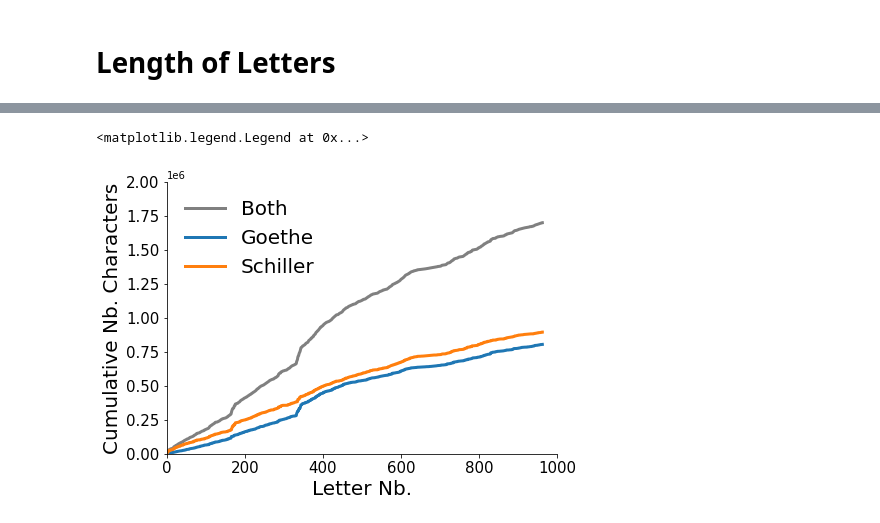
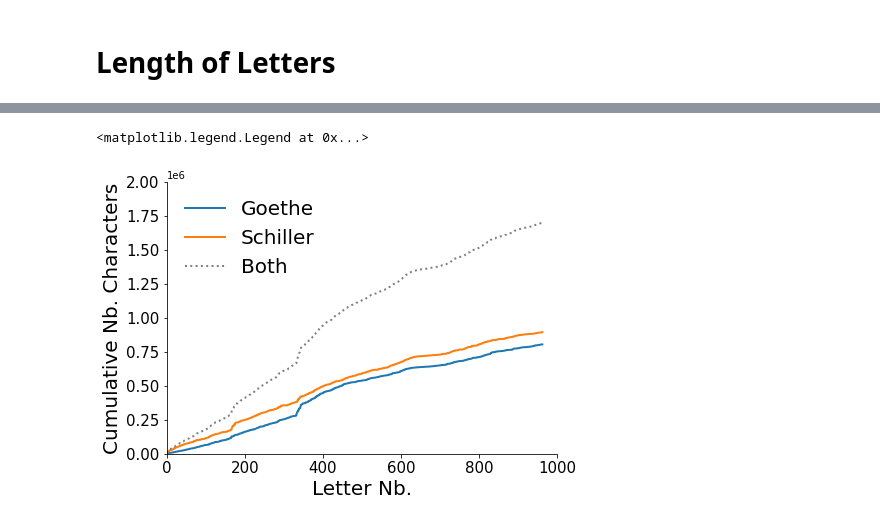
Before and after one commit to Ma-Fi-94/letters, a Jupyter notebook: Descriptive.ipynb, the cells around one changed output, grey strips where cells are left out. Drawn from its saved outputs; the diff is of its cells as text; code cells hidden in the pictures.

```diff
--- a/Descriptive.ipynb
+++ b/Descriptive.ipynb
@@ -75,22 +75,22 @@ Name: length, dtype: float64
 # %%
 # Cumulative number of words over time per author and in sum
 df["cum_words"] = np.cumsum(df.length)
 df["cum_words_G"] = np.cumsum([length if author == "Goethe" else 0 for (length, author) in zip(df.length, df.Author)])
 df["cum_words_S"] = np.cumsum([length if author == "Schiller" else 0 for (length, author) in zip(df.length, df.Author)])
 
 # Plot
 fig, ax = plt.subplots(1,1,figsize=(7,5))
 ax.set_xlabel("Letter Nb.", size=20)
 ax.set_ylabel("Cumulative Nb. Characters", size=20)
 ax.tick_params(axis='both', which='major', labelsize=15)
 ax.spines["top"].set_visible(False)
 ax.spines["right"].set_visible(False)
 ax.set_xlim((0,1000))
 ax.set_ylim((0,2e6))
-ax.plot(df.cum_words, c="grey", label="Both", lw=3)
-ax.plot(df.cum_words_G, label="Goethe", lw=3)
-ax.plot(df.cum_words_S, label="Schiller", lw=3)
+ax.plot(df.cum_words_G, label="Goethe", lw=2)
+ax.plot(df.cum_words_S, label="Schiller", lw=2)
+ax.plot(df.cum_words, c="grey", label="Both", lw=2, ls=":")
 ax.legend(loc=2, frameon=False, fontsize=20)
 # %% [output]
 <matplotlib.legend.Legend at 0x...>
-[figure, old version]
+[figure, new version]
```
Also changed, not shown: parts of 2 cells of this notebook, 1 other file.
